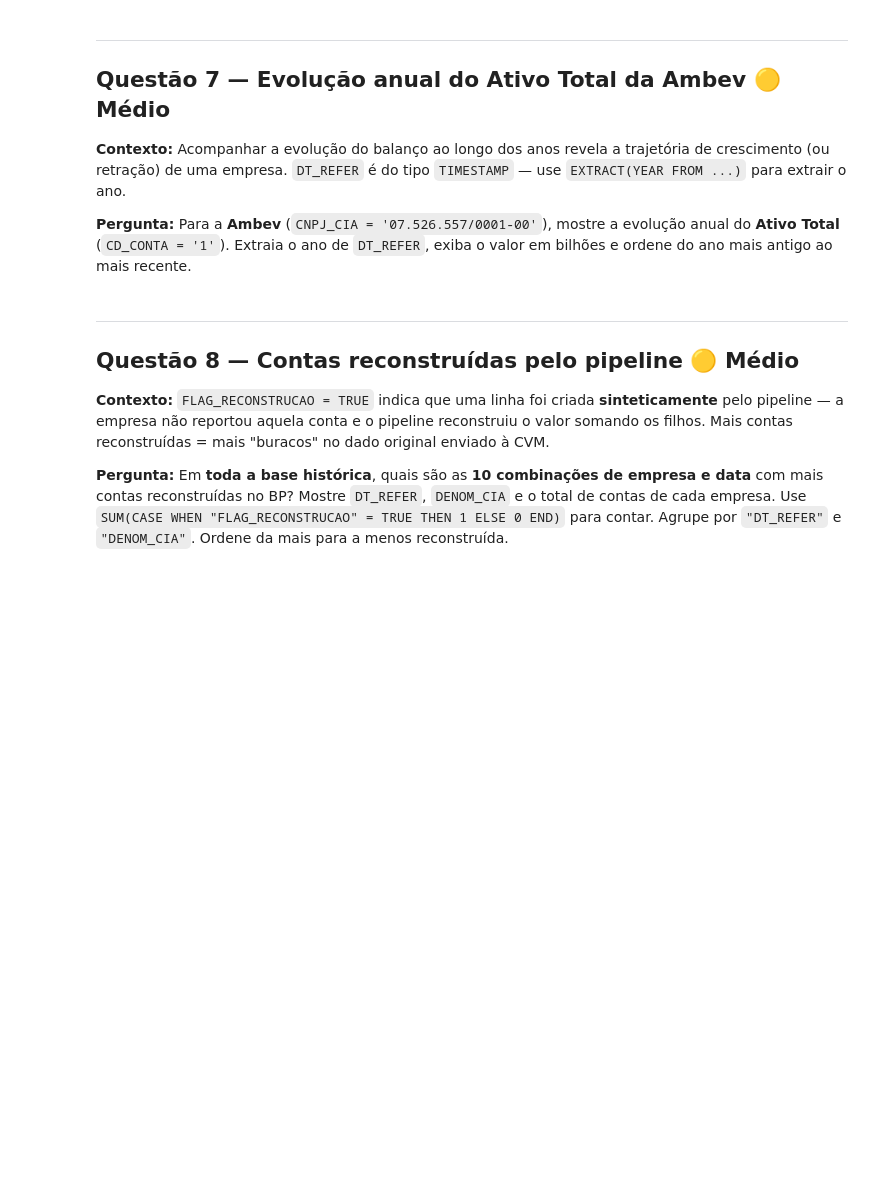
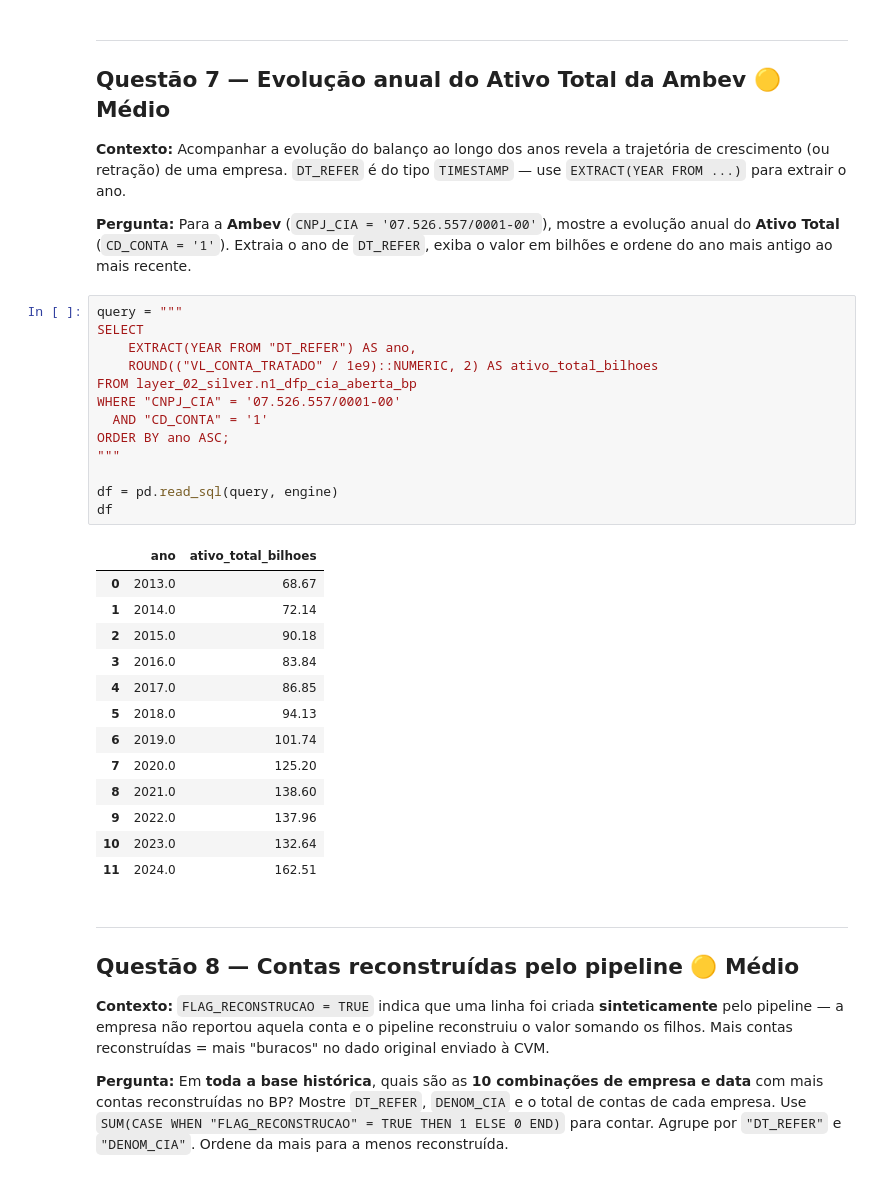
Before and after one commit to LuaRitz/BigData_For_Finance, a Jupyter notebook: exercicios/exercicios_sql_cvm.ipynb, the cells around one changed output. Cells and saved outputs as stored; diff of their text form; blank space fills up the shorter version.

```diff
--- a/exercicios/exercicios_sql_cvm.ipynb
+++ b/exercicios/exercicios_sql_cvm.ipynb
@@ -191,6 +237,33 @@ df
 **Contexto:** Acompanhar a evolução do balanço ao longo dos anos revela a trajetória de crescimento (ou retração) de uma empresa. `DT_REFER` é do tipo `TIMESTAMP` — use `EXTRACT(YEAR FROM ...)` para extrair o ano.
 
 **Pergunta:** Para a **Ambev** (`CNPJ_CIA = '07.526.557/0001-00'`), mostre a evolução anual do **Ativo Total** (`CD_CONTA = '1'`). Extraia o ano de `DT_REFER`, exiba o valor em bilhões e ordene do ano mais antigo ao mais recente.
+# %%
+query = """
+SELECT
+    EXTRACT(YEAR FROM "DT_REFER") AS ano,
+    ROUND(("VL_CONTA_TRATADO" / 1e9)::NUMERIC, 2) AS ativo_total_bilhoes
+FROM layer_02_silver.n1_dfp_cia_aberta_bp
+WHERE "CNPJ_CIA" = '07.526.557/0001-00'
+  AND "CD_CONTA" = '1'
+ORDER BY ano ASC;
+"""
+
+df = pd.read_sql(query, engine)
+df
+# %% [output]
+|  | ano | ativo_total_bilhoes |
+| 0 | 2013.0 | 68.67 |
+| 1 | 2014.0 | 72.14 |
+| 2 | 2015.0 | 90.18 |
+| 3 | 2016.0 | 83.84 |
+| 4 | 2017.0 | 86.85 |
+| 5 | 2018.0 | 94.13 |
+| 6 | 2019.0 | 101.74 |
+| 7 | 2020.0 | 125.20 |
+| 8 | 2021.0 | 138.60 |
+| 9 | 2022.0 | 137.96 |
+| 10 | 2023.0 | 132.64 |
+| 11 | 2024.0 | 162.51 |
 # %% [markdown]
 ---
 ## Questão 8 — Contas reconstruídas pelo pipeline 🟡 Médio
```
Also changed, not shown: parts of 5 cells of this notebook.
